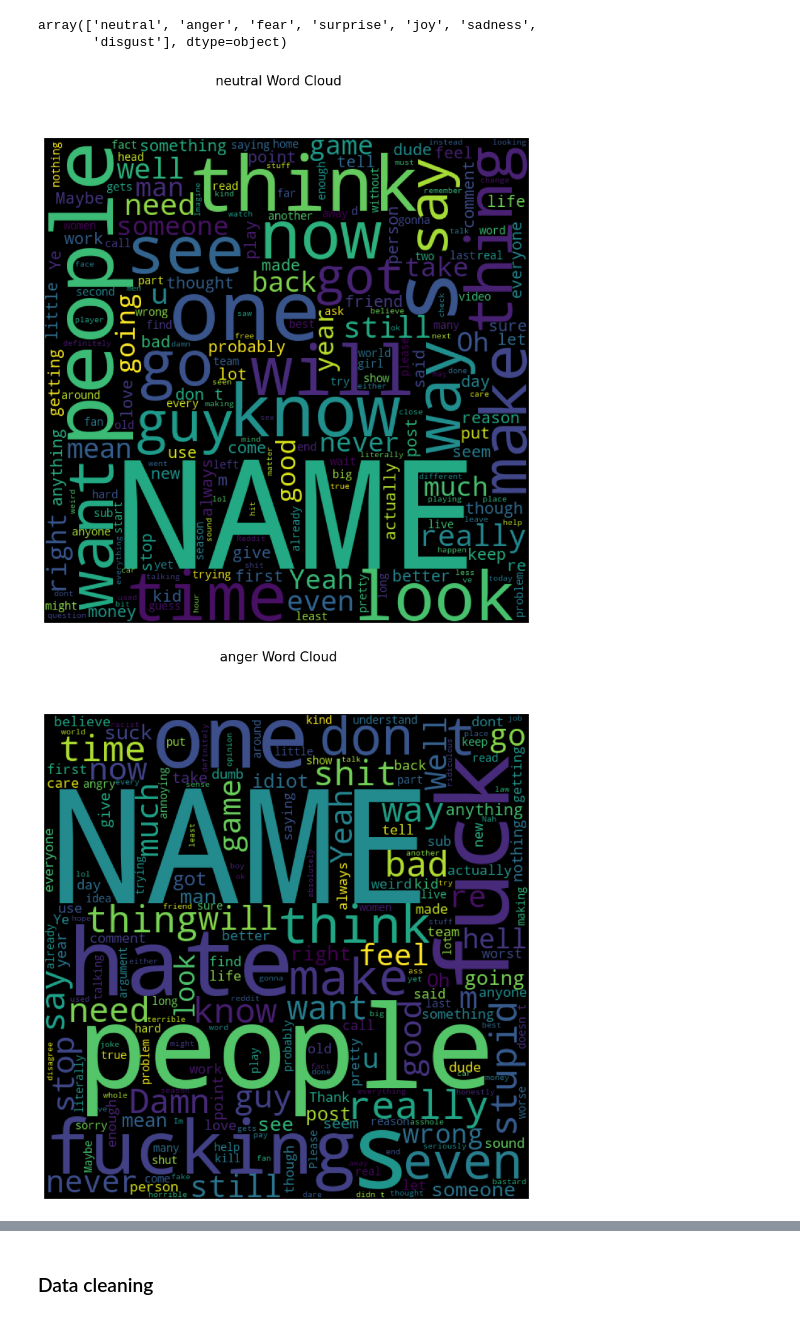
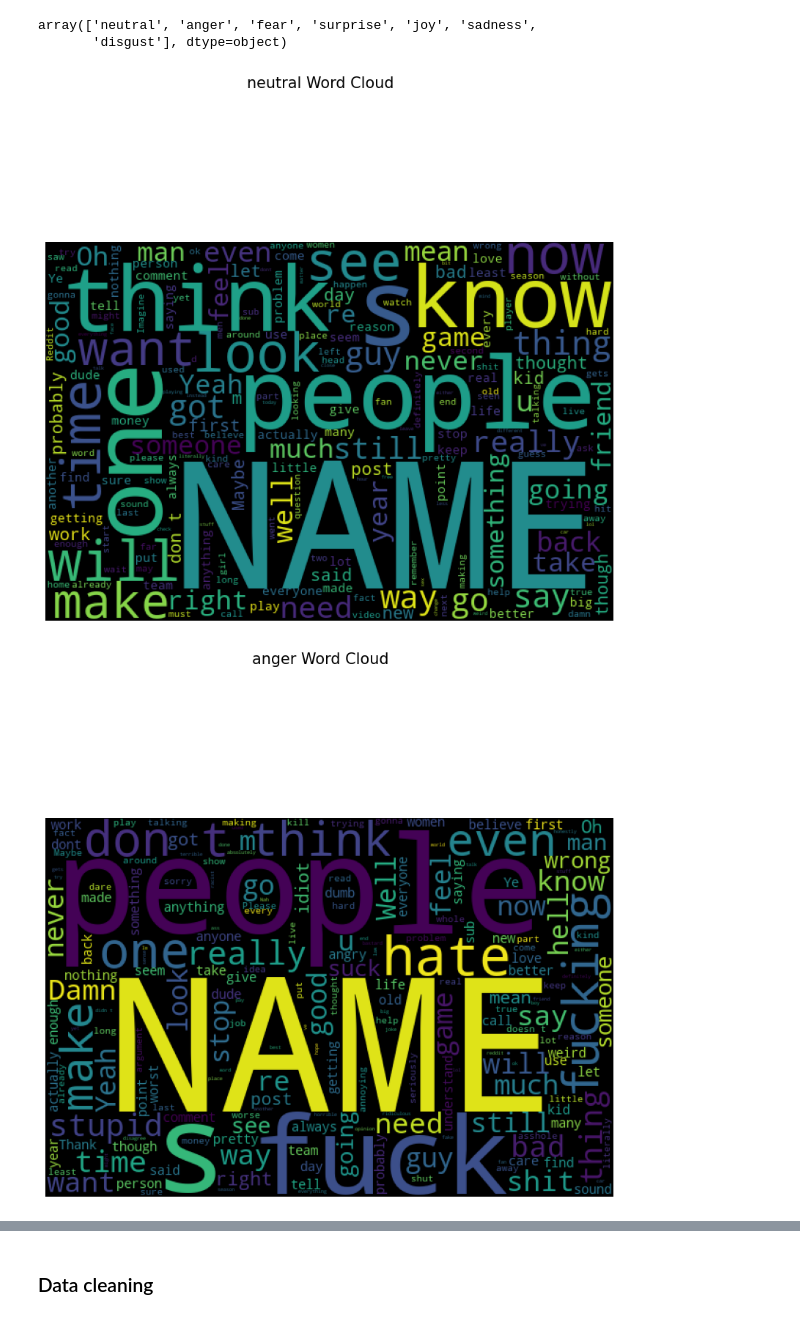
Before and after one commit to Bandersnatch09/Multi-Label-Emotion-Classification-using-NLP, a Jupyter notebook: project notebook P4.ipynb, the cells around one changed output, grey strips where cells are left out. Drawn from its saved outputs; the diff is of its cells as text; code cells hidden in the pictures.

```diff
--- a/project notebook P4.ipynb
+++ b/project notebook P4.ipynb
@@ -258,8 +258,8 @@ def word_cloud(wordcloud, df):
 # %%
 for emotion in emotion_list:
     text = " ".join([sentence for sentence in train_data.loc[train_data["Emotion"] == emotion, "text"]])
-    wordcloud = WordCloud(width=600, height=600).generate(text)
+    wordcloud = WordCloud(width=600, height=400).generate(text)
     word_cloud(wordcloud, emotion)
 # %% [output]
-[figure, old version]
+[figure, new version]
-[figure, old version]
+[figure, new version]
```
Also changed, not shown: parts of 6 cells of this notebook.
